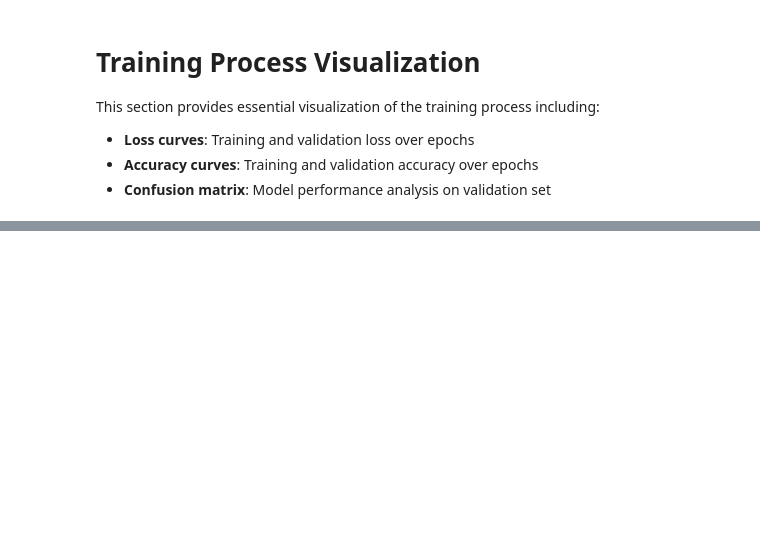
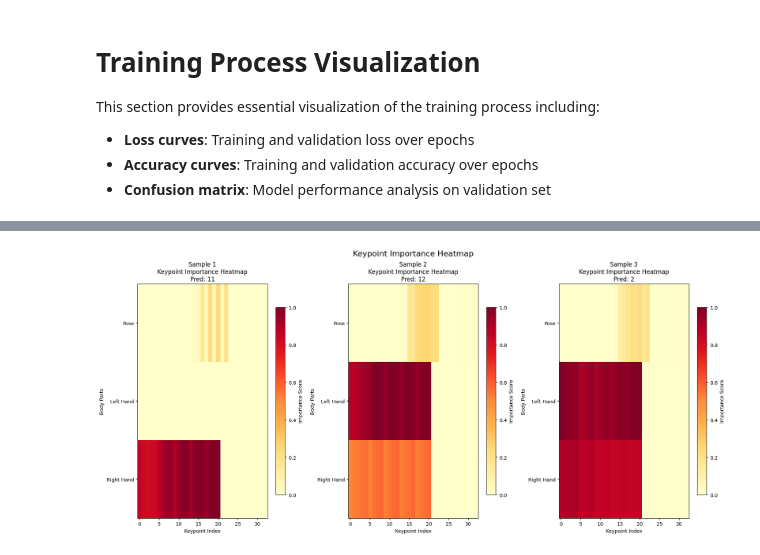
Before and after one commit to AIP491G5/VSLR, a Jupyter notebook: train_HGC_LSTM.ipynb, the cells around one changed output, grey strips where cells are left out. Cells and saved outputs as stored; diff of their text form; code cells hidden in the pictures; blank space fills up the shorter version.

```diff
--- a/train_HGC_LSTM.ipynb
+++ b/train_HGC_LSTM.ipynb
@@ -273,0 +348,97 @@ weighted avg       0.92      0.92      0.92        60
+# %%
+# Visualize attention weights as heatmap across keypoints
+def visualize_keypoint_attention_heatmap(model, data_loader, device, config, num_samples=3):
+    """
+    Visualize attention weights as heatmap showing which keypoints are most important
+    """
+    model.eval()
+
+    # Define keypoint groups for better visualization
+    keypoint_groups = {
+        'Pose': list(range(0, 33)),          # Pose landmarks (0-32)
+        'Left Hand': list(range(33, 54)),     # Left hand landmarks (33-53)
+        'Right Hand': list(range(54, 75))     # Right hand landmarks (54-74)
+    }
+
+    with torch.no_grad():
+        sample_count = 0
+        fig, axes = plt.subplots(1, num_samples, figsize=(6*num_samples, 8))
+        if num_samples == 1:
+            axes = [axes]
+
+        for batch_idx, (data, labels) in enumerate(data_loader):
+            if sample_count >= num_samples:
+                break
+
+            data = data.to(device)  # Shape: (batch_size, seq_len, num_vertices, in_channels)
+            batch_size = data.shape[0]
+
+            # Forward pass
+            outputs = model(data)
+
+            # Extract features from different layers to simulate attention
+            # This is a approximation since we need to modify the model to get actual attention weights
+
+            for sample_idx in range(min(batch_size, num_samples - sample_count)):
+                # Calculate feature importance by variance across time steps
+                sample_data = data[sample_idx]  # Shape: (seq_len, num_vertices, in_channels)
+
+                # Calculate variance for each keypoint across time steps
+                keypoint_variance = torch.var(sample_data, dim=0).mean(dim=1)  # Shape: (num_vertices,)
+                keypoint_importance = keypoint_variance / keypoint_variance.max()
+
+                # Create heatmap data
+                heatmap_data = []
+                group_names = []
+
+                for group_name, indices in keypoint_groups.items():
+                    group_importance = keypoint_importance[indices].cpu().numpy()
+                    heatmap_data.extend(group_importance)
+                    group_names.extend([f'{group_name}_{i}' for i in range(len(indices))])
+
+                # Reshape for heatmap (create a 2D representation)
+                heatmap_matrix = []
+                start_idx = 0
+                max_len = max(len(indices) for indices in keypoint_groups.values())
+
+                for group_name, indices in keypoint_groups.items():
+                    group_data = keypoint_importance[indices].cpu().numpy()
+                    # Pad with zeros to make all groups same length
+                    padded_data = np.pad(group_data, (0, max_len - len(group_data)), 'constant')
+                    heatmap_matrix.append(padded_data)
+
+                heatmap_matrix = np.array(heatmap_matrix)
+
+                # Plot heatmap
+                ax = axes[sample_count]
+                im = ax.imshow(heatmap_matrix, cmap='YlOrRd', aspect='auto', vmin=0, vmax=1)
+
+                # Customize plot
+                ax.set_title(f'Sample {sample_count + 1}\nKeypoint Importance Heatmap\nPred: {torch.argmax(outputs[sample_idx]).item()}',
+                           fontsize=12)
+                ax.set_ylabel('Body Parts', fontsize=10)
+                ax.set_xlabel('Keypoint Index', fontsize=10)
+                ax.set_yticks(range(len(keypoint_groups)))
+                ax.set_yticklabels(list(keypoint_groups.keys()))
+
+                # Add colorbar
+                cbar = plt.colorbar(im, ax=ax, shrink=0.8)
+                cbar.set_label('Importance Score', fontsize=10)
+
+                sample_count += 1
+                if sample_count >= num_samples:
+                    break
+
+        plt.tight_layout()
+        plt.suptitle('Keypoint Importance Heatmap', fontsize=16, y=1.02)
+
+        # Save plot
+        plt.savefig(f"{config.output.plots_dir}/keypoint_attention_heatmap.png", dpi=300, bbox_inches='tight')
+        plt.show()
+
+        return fig
+
+# Visualize keypoint attention heatmap
+print("[INFO] Visualizing keypoint importance heatmap...")
+heatmap_fig = visualize_keypoint_attention_heatmap(model, val_loader, device, config, num_samples=3)
+# %% [output]
@@ -273,0 +446 @@ weighted avg       0.92      0.92      0.92        60
+[figure, added]
```
Also changed, not shown: parts of 11 cells of this notebook, 17 other files.
